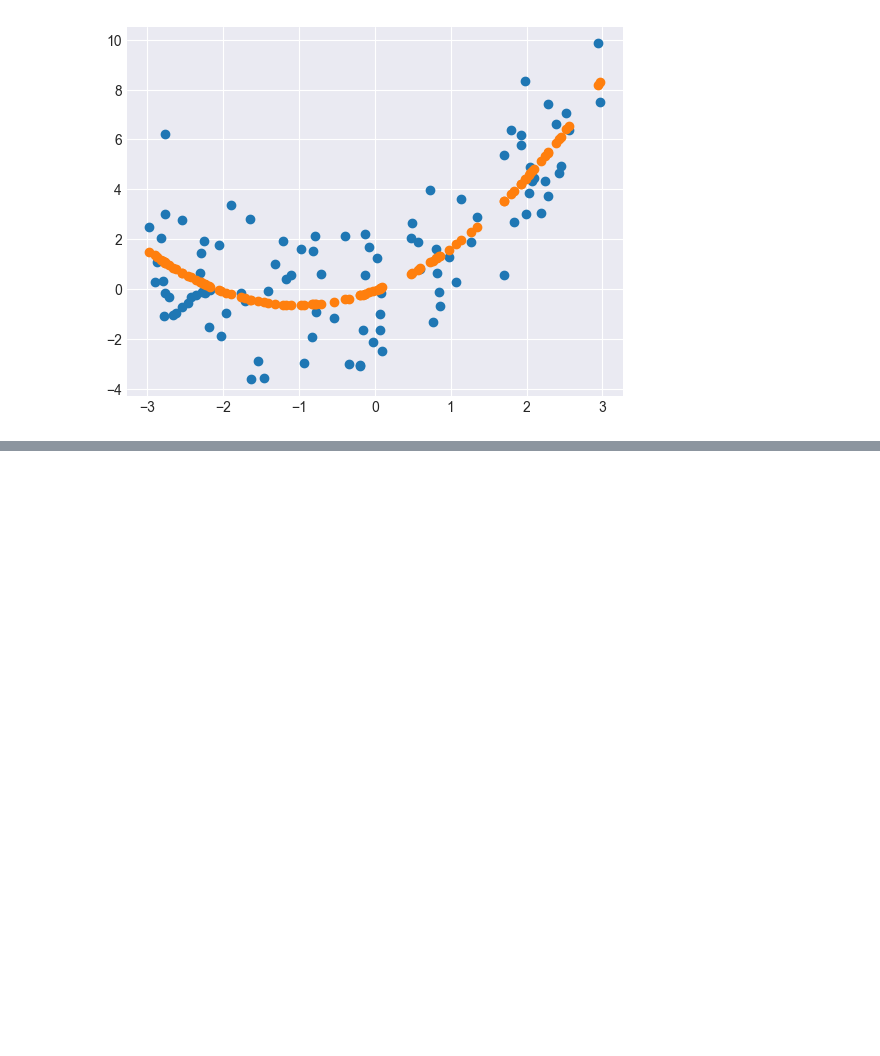
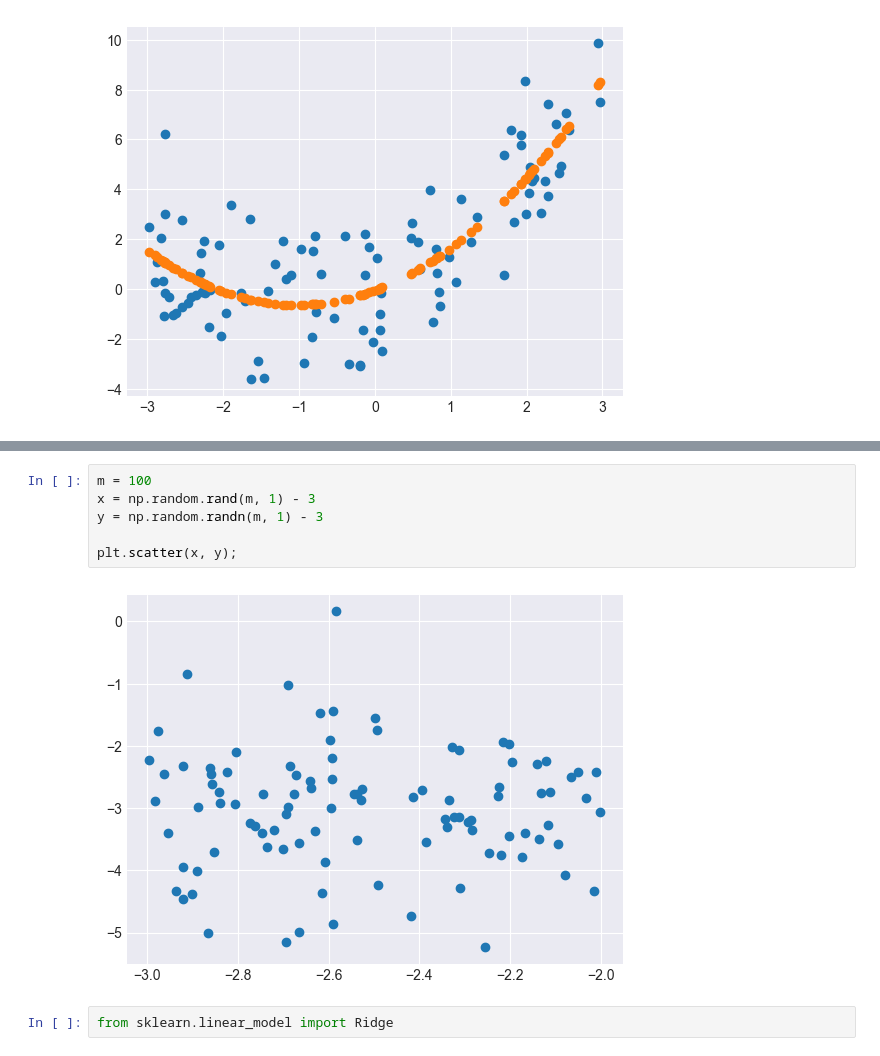
Before and after one commit to fernandops21/how_do_ML_models_learn, a Jupyter notebook: regressao_polinomial.ipynb, the cells around one changed output, grey strips where cells are left out. Drawn from its saved outputs; the diff is of its cells as text; blank space fills up the shorter version.

```diff
--- a/regressao_polinomial.ipynb
+++ b/regressao_polinomial.ipynb
@@ -65,0 +112,10 @@ plt.scatter(x, lin_reg.predict(x_poly));
+# %%
+m = 100
+x = np.random.rand(m, 1) - 3
+y = np.random.randn(m, 1) - 3
+
+plt.scatter(x, y);
+# %% [output]
+[figure, added]
+# %%
+from sklearn.linear_model import Ridge
```
Also changed, not shown: parts of 7 cells of this notebook, 2 other files.
